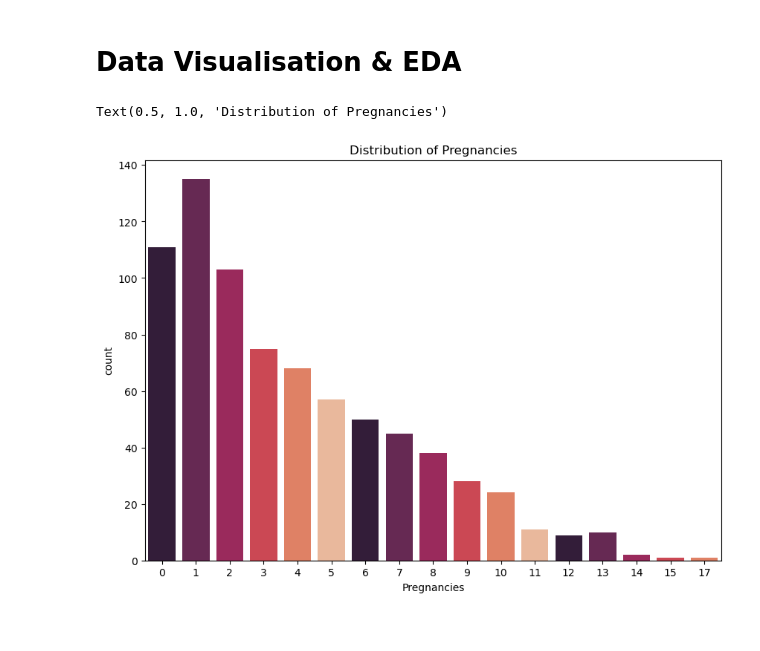
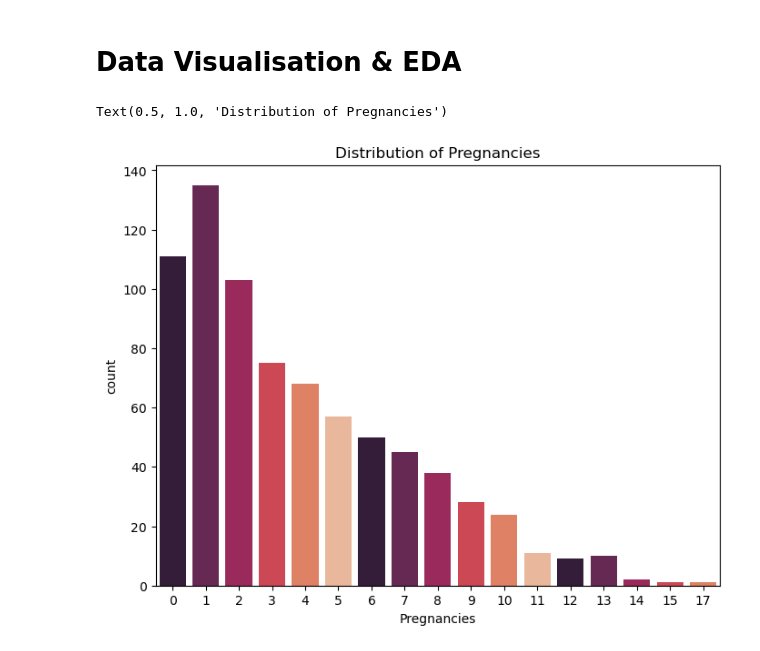
Before and after one commit to KimKarydas/Diabetes-EDA-Ml, a Jupyter notebook: Diabetes_Analysis.ipynb, the cells around one changed output. Drawn from its saved outputs; the diff is of its cells as text; code cells hidden in the pictures.

Commit message:
Most Graphs done

```diff
--- a/Diabetes_Analysis.ipynb
+++ b/Diabetes_Analysis.ipynb
@@ -186,10 +186,10 @@ df2.head(3)
 # %%
 #Bar chart of pregnancy quantity
 color = sns.color_palette("rocket")
-plt.figure(figsize=(10, 7))
+plt.figure(figsize=(8, 6))
 sns.countplot(df2['Pregnancies'], palette=color)
 plt.title('Distribution of Pregnancies')
 #plt.show()
 # %% [output]
 Text(0.5, 1.0, 'Distribution of Pregnancies')
-[figure, old version]
+[figure, new version]
```
Also changed, not shown: parts of 11 cells of this notebook, 7 other files.
